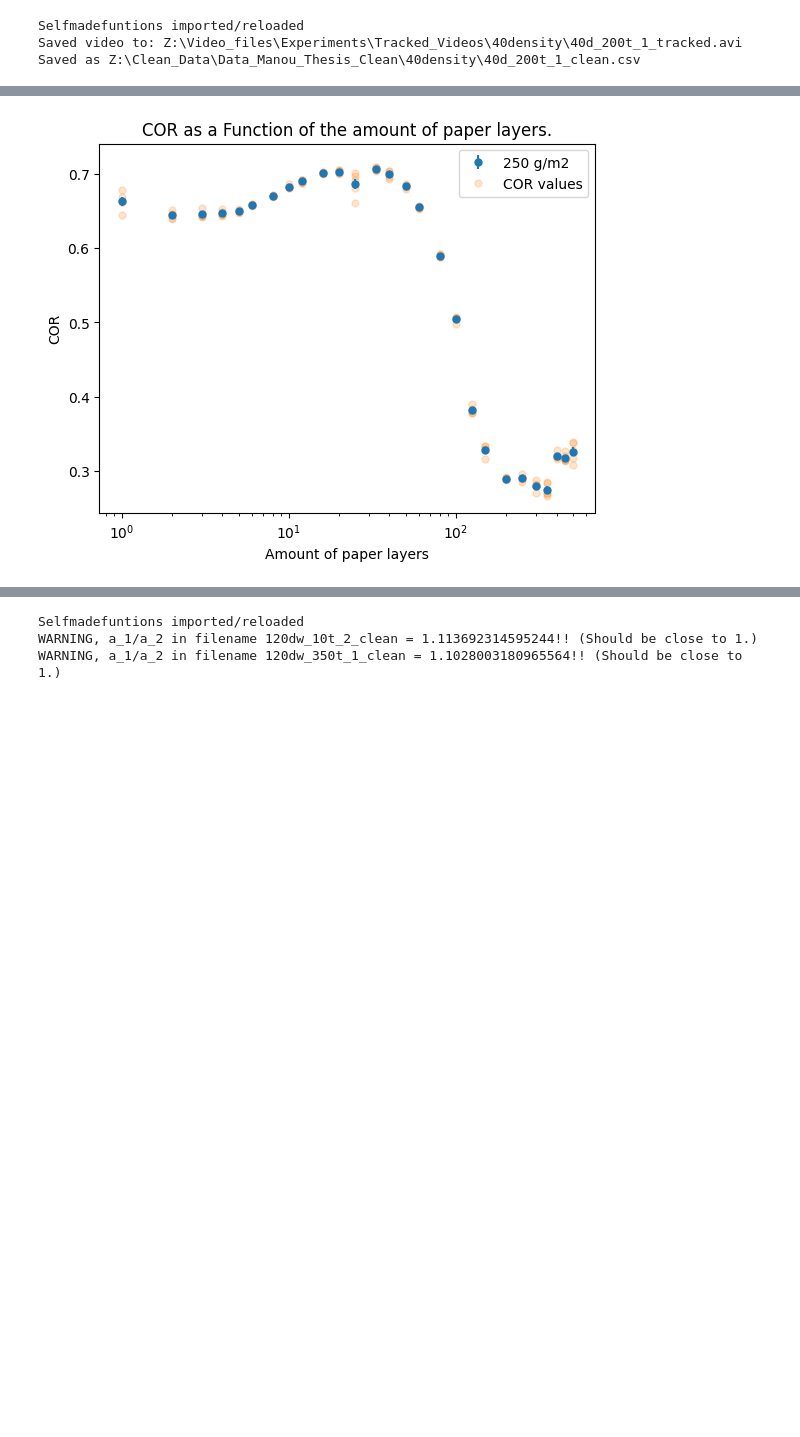
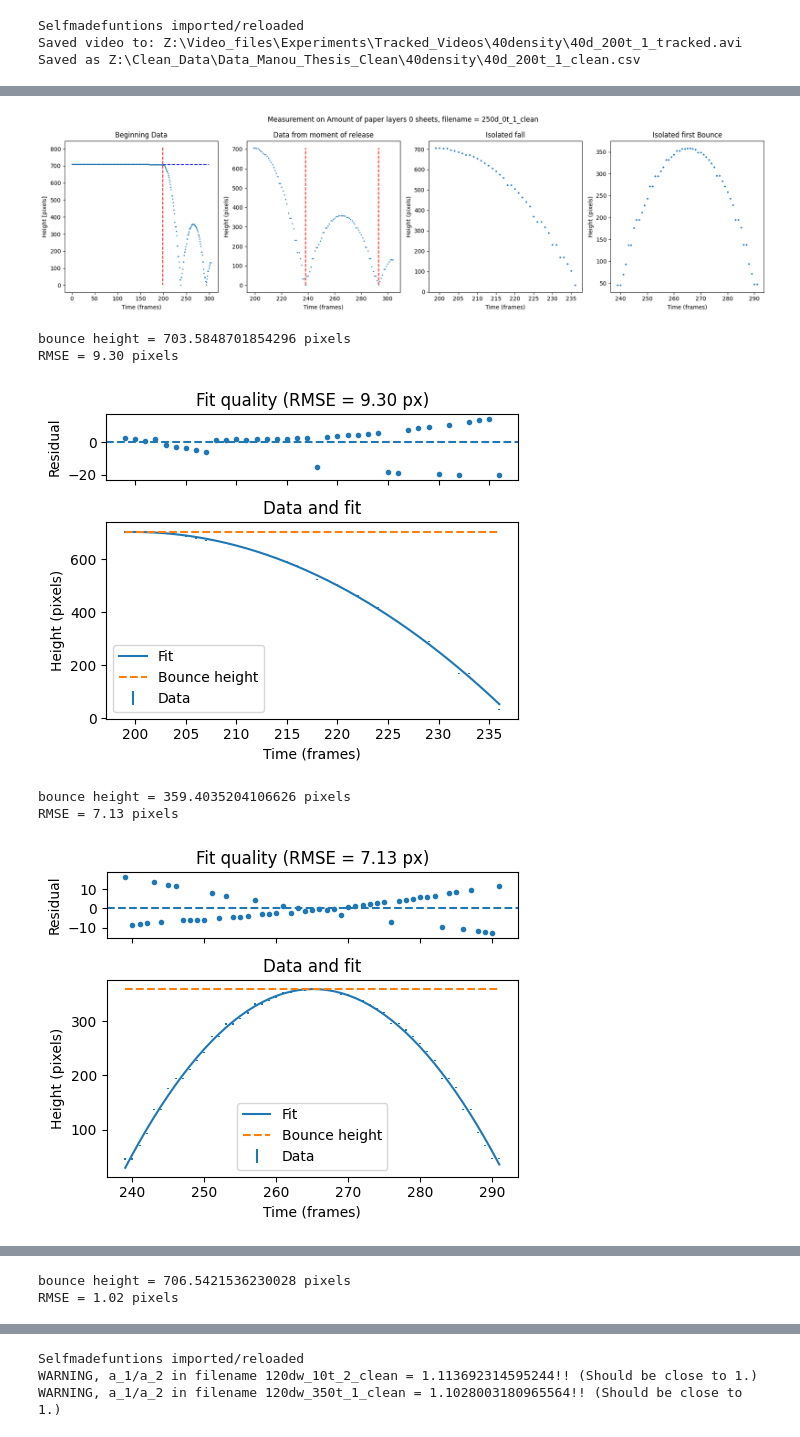
Before and after one commit to joshuadijksman/paperstack, a Jupyter notebook: Manou_version/code/Manou_Experiments.ipynb, the cells around one changed output, grey strips where cells are left out. Saved outputs shown, nothing was run; the diff lists cells and outputs as text; code cells hidden in the pictures; blank space fills up the shorter version.

```diff
--- a/Manou_version/code/Manou_Experiments.ipynb
+++ b/Manou_version/code/Manou_Experiments.ipynb
@@ -44,6 +44,7 @@ inputfolder = Path(r"Z:\\Clean_Data\Data_Manou_Thesis_Clean\250density")
 
 variable_type = "Amount of paper layers"
 Thickness_250d_unique = [0, 1, 2, 3, 4, 5, 6, 8, 10, 12, 16, 20, 25, 33, 40, 50, 60, 80, 100, 125, 150, 200, 250, 300, 350, 400, 450, 500]
+Thickness_250d_unique = [0, 500]
 Thickness_250d = []
 COR_250d = []
 
@@ -56,8 +57,8 @@ for t in Thickness_250d_unique:
         cor_value = selfmadefunctions.COR_calculator_3(inputfolder=inputfolder,
                                                                     variable_type=variable_type,
                                                                     variable_value=variable_value,
-                                                                    filename=filename, Find_Plot=False,
-                                                                    Fit_Plot=False, Fit_Report=False)
+                                                                    filename=filename, Find_Plot=True,
+                                                                    Fit_Plot=True, Fit_Report=False)
         COR_250d.append(cor_value)
         Thickness_250d.append(t)
 
@@ -83 +81,7 @@ WARNING, a_1/a_2 in filename 250d_500t_2_clean = 1.1302695852344646!! (Should be
-[figure, old version]
+[figure, new version]
+bounce height = 703.5848701854296 pixels
+RMSE = 9.30 pixels
+[figure, added]
+bounce height = 359.4035204106626 pixels
+RMSE = 7.13 pixels
+[figure, added]
@@ -83,0 +94,2 @@ WARNING, a_1/a_2 in filename 250d_500t_2_clean = 1.1302695852344646!! (Should be
+bounce height = 706.5421536230028 pixels
+RMSE = 1.02 pixels
```
Also changed, not shown: parts of 1 cell of this notebook.
